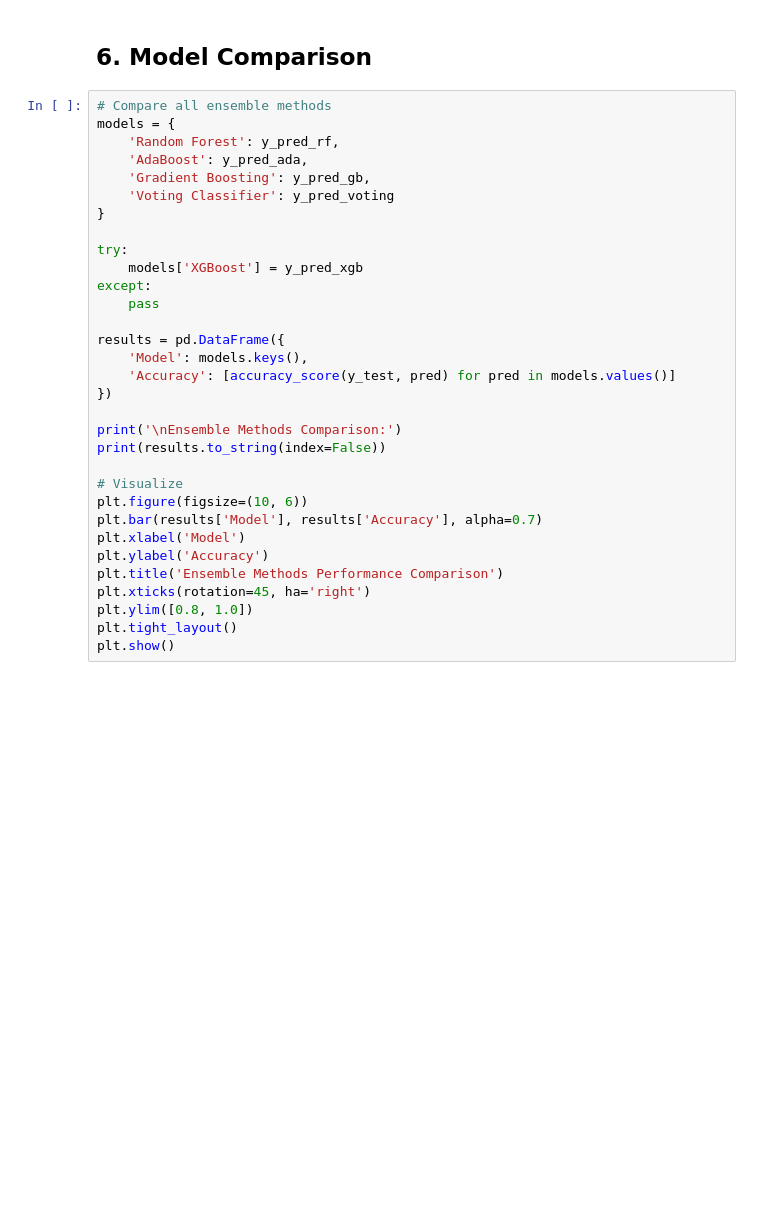
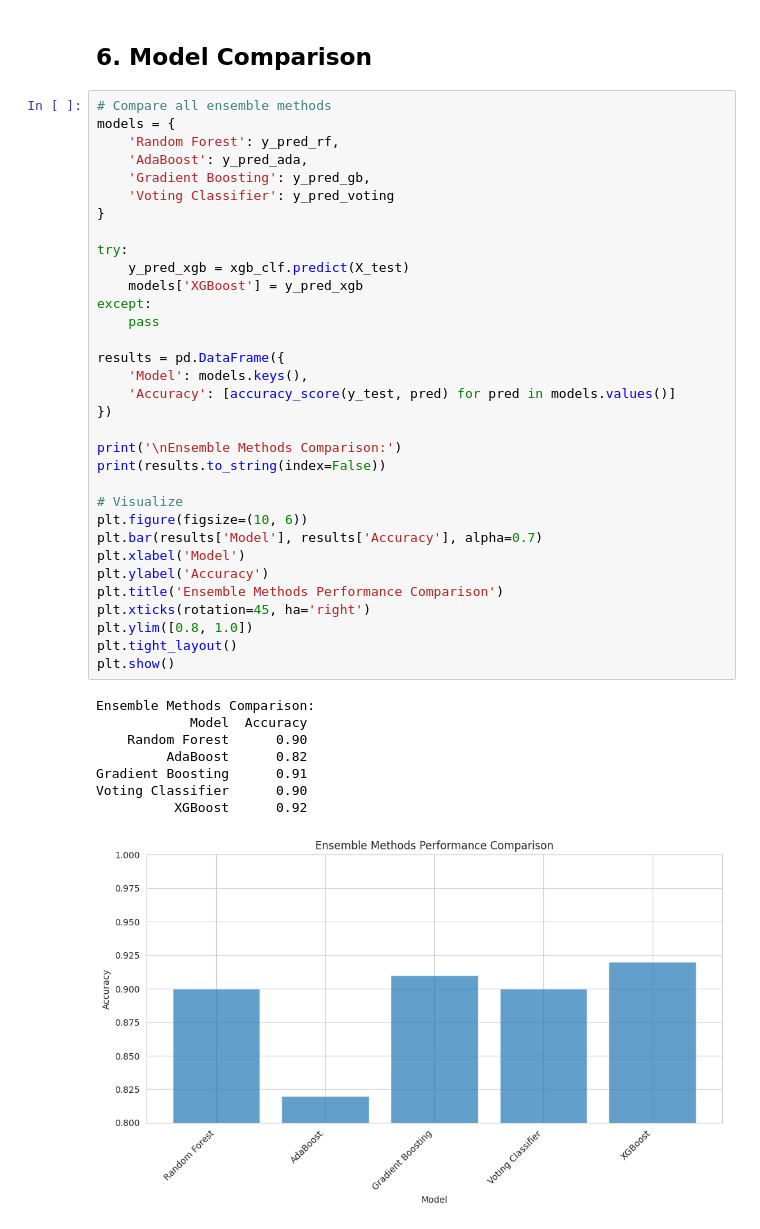
Before and after one commit to Avinashbudige/AI-ML, a Jupyter notebook: 04_ensemble_methods.ipynb, the cells around one changed output. Saved outputs shown, nothing was run; the diff lists cells and outputs as text; blank space fills up the shorter version.

```diff
--- a/04_ensemble_methods.ipynb
+++ b/04_ensemble_methods.ipynb
@@ -138,31 +167,41 @@ print(f'Accuracy: {accuracy_score(y_test, y_pred_voting):.4f}')
 models = {
     'Random Forest': y_pred_rf,
     'AdaBoost': y_pred_ada,
     'Gradient Boosting': y_pred_gb,
     'Voting Classifier': y_pred_voting
 }
 
 try:
+    y_pred_xgb = xgb_clf.predict(X_test)
     models['XGBoost'] = y_pred_xgb
 except:
     pass
 
 results = pd.DataFrame({
     'Model': models.keys(),
     'Accuracy': [accuracy_score(y_test, pred) for pred in models.values()]
 })
 
 print('\nEnsemble Methods Comparison:')
 print(results.to_string(index=False))
 
 # Visualize
 plt.figure(figsize=(10, 6))
 plt.bar(results['Model'], results['Accuracy'], alpha=0.7)
 plt.xlabel('Model')
 plt.ylabel('Accuracy')
 plt.title('Ensemble Methods Performance Comparison')
 plt.xticks(rotation=45, ha='right')
 plt.ylim([0.8, 1.0])
 plt.tight_layout()
 plt.show()
+# %% [output]
+Ensemble Methods Comparison:
+            Model  Accuracy
+    Random Forest      0.90
+         AdaBoost      0.82
+Gradient Boosting      0.91
+Voting Classifier      0.90
+          XGBoost      0.92
+[figure, added]
 # %% [markdown]
```
Also changed, not shown: parts of 9 cells of this notebook, 2 other files.
